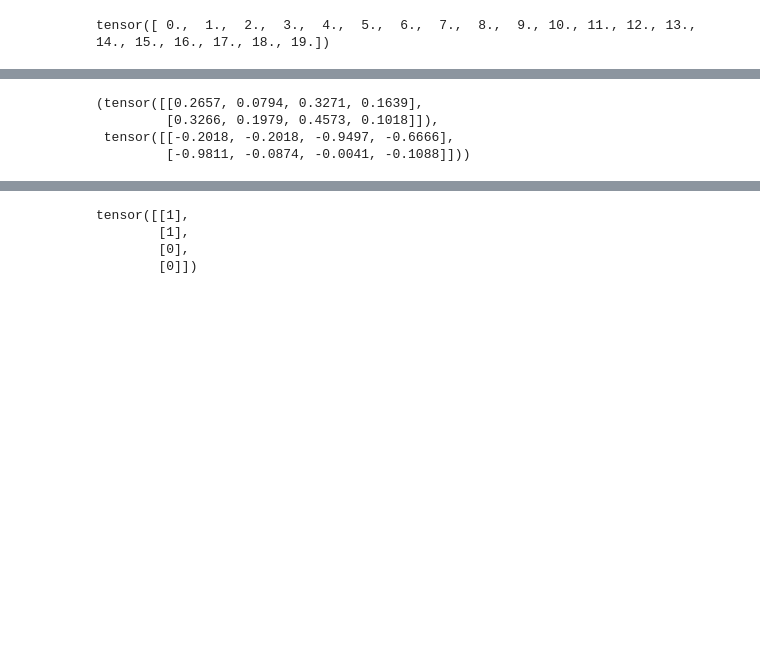
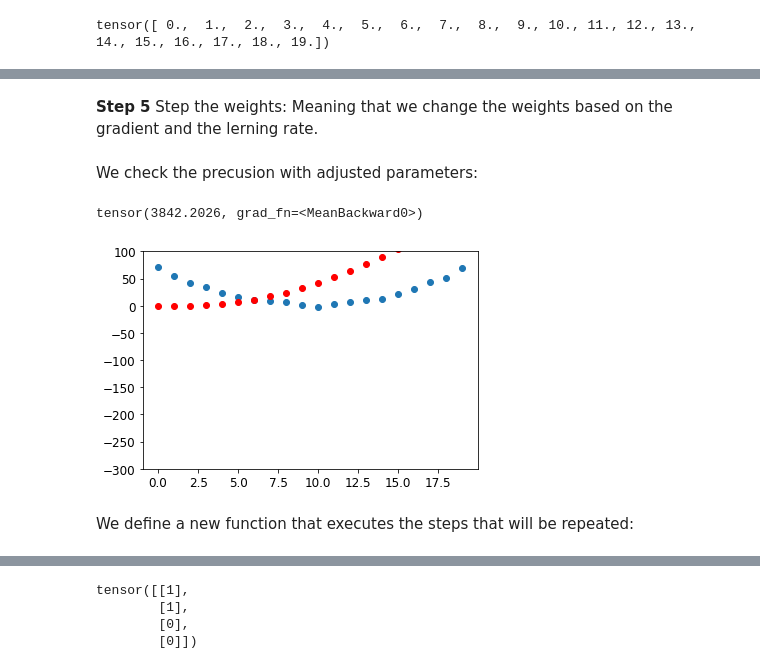
Before and after one commit to ernestomccormick/python-basics, a Jupyter notebook: fastbook_sandbox.ipynb, the cells around one changed output, grey strips where cells are left out. Saved outputs shown, nothing was run; the diff lists cells and outputs as text; code cells hidden in the pictures; blank space fills up the shorter version.

```diff
--- a/fastbook_sandbox.ipynb
+++ b/fastbook_sandbox.ipynb
@@ -94,9 +161,20 @@ Type:      function
-# %%
-ex = torch.rand(2, 4)* 0.5
-ax = torch.rand(2, 4)* -1
-ex, ax
-# %% [output]
-(tensor([[0.2657, 0.0794, 0.3271, 0.1639],
-         [0.3266, 0.1979, 0.4573, 0.1018]]),
- tensor([[-0.2018, -0.2018, -0.9497, -0.6666],
-         [-0.9811, -0.0874, -0.0041, -0.1088]]))
+# %% [markdown]
+**Step 5** Step the weights:
+Meaning that we change the weights based on the gradient and the lerning rate.
+# %%
+lr = 1e-5
+params.data -= lr * params.grad.data
+params.grad = None
+# %% [markdown]
+We check the precusion with adjusted parameters:
+# %%
+preds = f(time,params)
+mse(preds, speed)
+# %% [output]
+tensor(3842.2026, grad_fn=<MeanBackward0>)
+# %%
+show_preds(preds)
+# %% [output]
+[figure, added]
+# %% [markdown]
+We define a new function that executes the steps that will be repeated:
```
Also changed, not shown: parts of 31 cells of this notebook, 2 other files.
